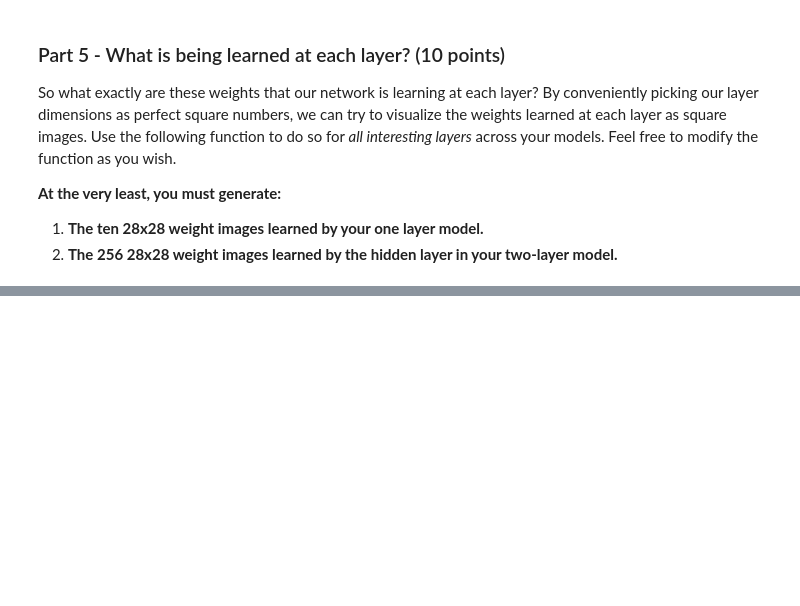
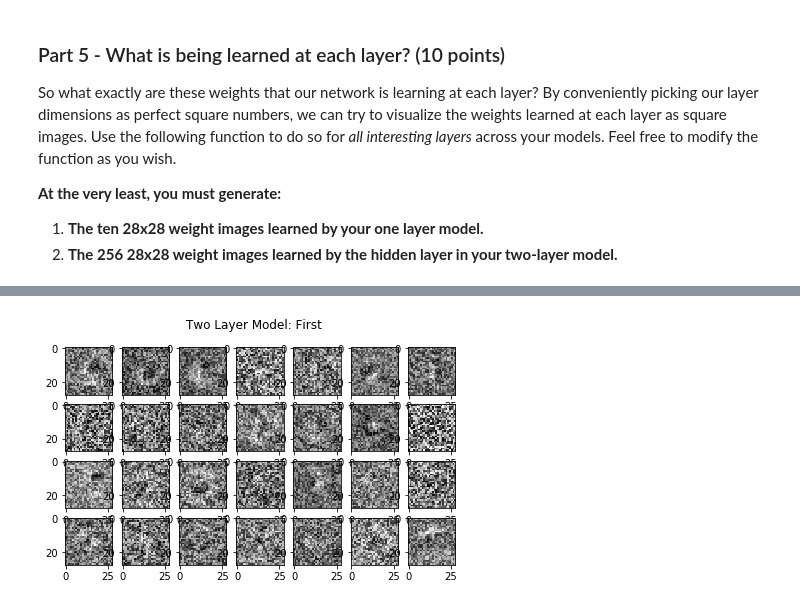
Before and after one commit to ren-bettendorf/AppliedMachineLearning, a Jupyter notebook: HW8/rbetten-HW8.ipynb, the cells around one changed output, grey strips where cells are left out. Cells and saved outputs as stored; diff of their text form; code cells hidden in the pictures; blank space fills up the shorter version.

```diff
--- a/HW8/rbetten-HW8.ipynb
+++ b/HW8/rbetten-HW8.ipynb
@@ -308,11 +348,19 @@ We'll now try to create a neural network with one hidden layer. This means that
 `torch.nn` has a module known as `nn.Sequential` that allows us to chain together other modules. This module implements a `forward()` function that automatically handles input-output connections etc. Check out the API at https://pytorch.org/docs/stable/nn.html#sequential.
 
 **Just like you did with the single layer model, define a class `TwoLayerModel`, a neural network with ReLU activation for the hidden layer. `nn.Sequential` may come in handy.**
-# %%
-class TwoLayerModel(nn.Module):
-    ## YOUR CODE HERE ##
-    def __init__(self):
-        pass
+# %%
+class TwoLayerModel(nn.Module):
+    ## YOUR CODE HERE ##
+    def __init__(self, input_dim, output_dim):
+        super().__init__()
+        self.input_dim = input_dim
+        self.model = nn.Sequential(
+                        nn.Linear(input_dim, 256),
+                        nn.ReLU(),
+                        nn.Linear(256, output_dim))
+
+    def forward(self, x):
+        return self.model(x.view(-1, 784))
 # %% [markdown]
 **Once again use the information provided above to do the following:**
 * ** Instantiate a `TwoLayerModel` with the appropriate input/output/hidden layer parameters.**
@@ -321,9 +369,9 @@ class TwoLayerModel(nn.Module):
 * **Create a `SummaryWriter` object that will be responsible for logging our training progress into a directory called `logs/expt2` (Or whatever you wish your top-level directory to be called, just make sure the subdirectory is different from your previous SummaryWriter).**
 # %%
 ## YOUR CODE HERE ##
-model2 = None
-loss2 = None
-optimizer2 = None
-writer2 = None
+model2 = TwoLayerModel(784,10)
+loss2 = CrossEntropyLoss()
+optimizer2 = SGD(model2.parameters(), lr=.001)
+writer2 = SummaryWriter("logs/expt2")
 # %% [markdown]
 Call `train` on your two layer neural network.
@@ -368,0 +425,4 @@ def visualize_layer_weights(model, layer_idx, num_images, image_dim, title):
+# %%
+visualize_layer_weights(model2,0,28,28,"Two Layer Model: First")
+# %% [output]
+[figure, added]
```
Also changed, not shown: parts of 18 cells of this notebook, 2 other files.
